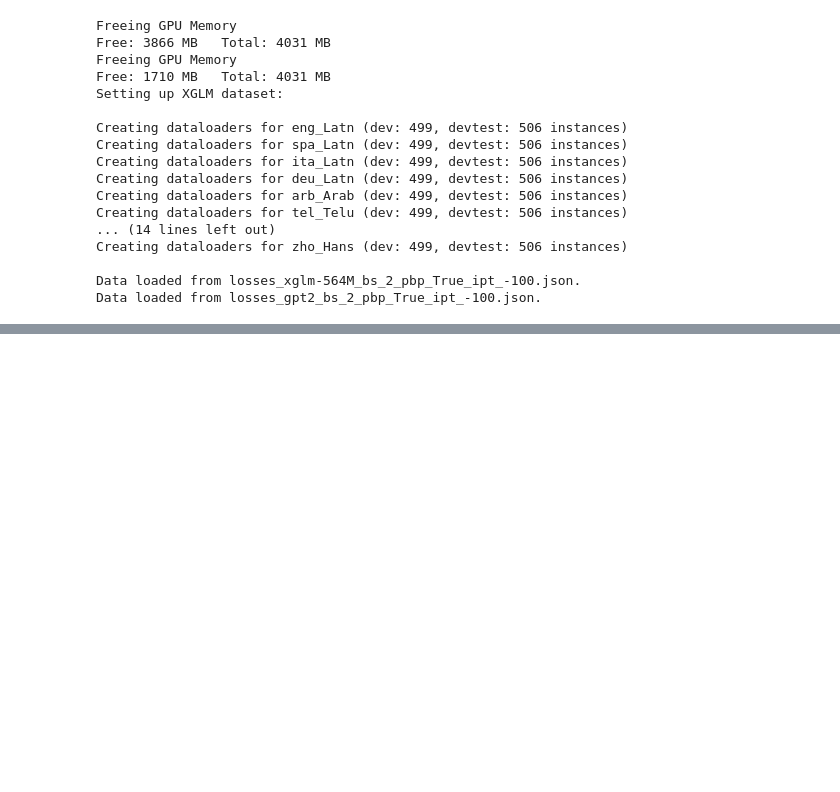
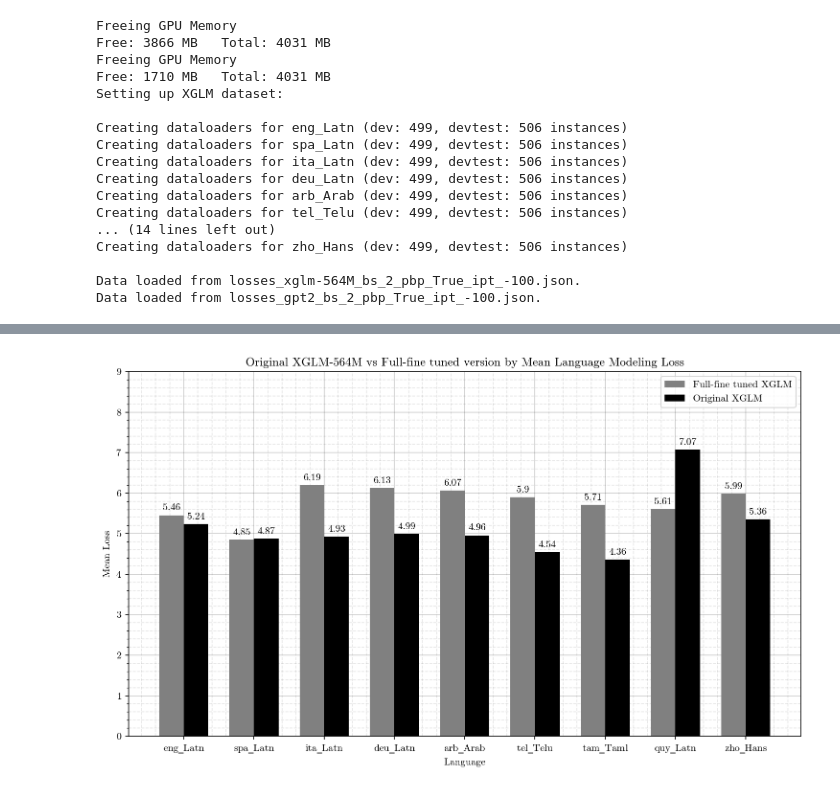
Before and after one commit to Kanakanajm/nnti, a Jupyter notebook: NNTIProject/notebooks/task1.ipynb, the cells around one changed output, grey strips where cells are left out. Cells and saved outputs as stored; diff of their text form; code cells hidden in the pictures; blank space fills up the shorter version.

```diff
--- a/NNTIProject/notebooks/task1.ipynb
+++ b/NNTIProject/notebooks/task1.ipynb
@@ -883,0 +886,44 @@ fig.show()
+# %%
+losses_xglm_filename = "losses_xglm-564M_bs_2_pbp_True_ipt_-100.json"
+losses_xglm_finetuned = "losses_full-fine-tuned-xglm.json"
+
+losses_xglm = load_json_from("../cache/losses", losses_xglm_filename)
+losses_xglm_finetuned = load_json_from("../cache/losses", losses_xglm_finetuned)
+
+matplotlib.rcParams["figure.dpi"] = 150
+
+LANGS_TO_CHECK = LANGUAGES
+split_to_plot = "devtest"
+
+# Prepare data for plotting
+labels = [lang.replace("_", "$\mathrm{\_}$") for lang in LANGS_TO_CHECK]
+finetuned_losses = [np.mean(losses_xglm_finetuned[language][split_to_plot]) for language in losses_xglm_finetuned]
+xglm_losses = [np.mean(losses_xglm[language][split_to_plot]) for language in losses_xglm_finetuned]
+
+x = np.arange(len(labels))  # the label locations
+width = 0.35  # the width of the bars
+
+fig, ax = plt.subplots(figsize=(10, 6))
+rects1 = ax.bar(x - width / 2, finetuned_losses, width, label="Full-fine tuned XGLM", color="gray")
+rects2 = ax.bar(x + width / 2, xglm_losses, width, label="Original XGLM", color="black")
+
+# format plot
+ax.set_title("Original XGLM-564M vs Full-fine tuned version by Mean Language Modeling Loss")
+ax.set_ylabel("Mean Loss")
+ax.set_xlabel("Language")
+ax.set_xticks(x)
+ax.set_xticklabels(labels, ha="center")
+ax.set_ylim(0, 9)
+ax.legend()
+ax = autolabel(rects1, ax)
+ax = autolabel(rects2, ax)
+ax.grid(True, which="major", color="k", linestyle="-", alpha=0.2)
+ax.grid(True, which="minor", color="k", linestyle="--", alpha=0.1)
+ax.tick_params(axis='x', which='minor', bottom=False) # Disable minor ticks on the x-axis
+ax.minorticks_on()
+ax.set_axisbelow(True)
+fig.tight_layout()
+fig.show()
+fig.savefig("../cache/plots_task1/xglm_vs_finetuned.png", dpi=300, bbox_inches='tight')
+# %% [output]
+[figure, added]
```
Also changed, not shown: parts of 2 cells of this notebook, 13 other files.
